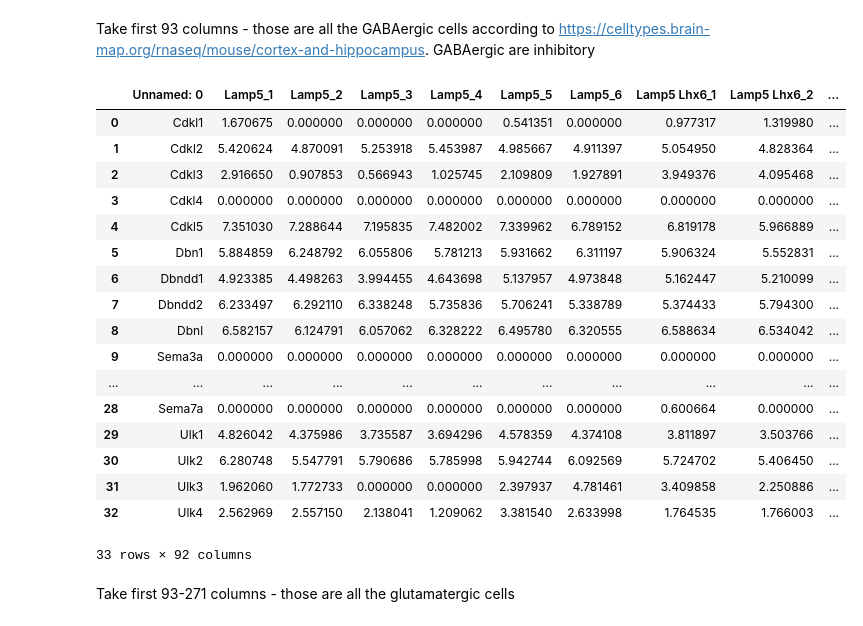
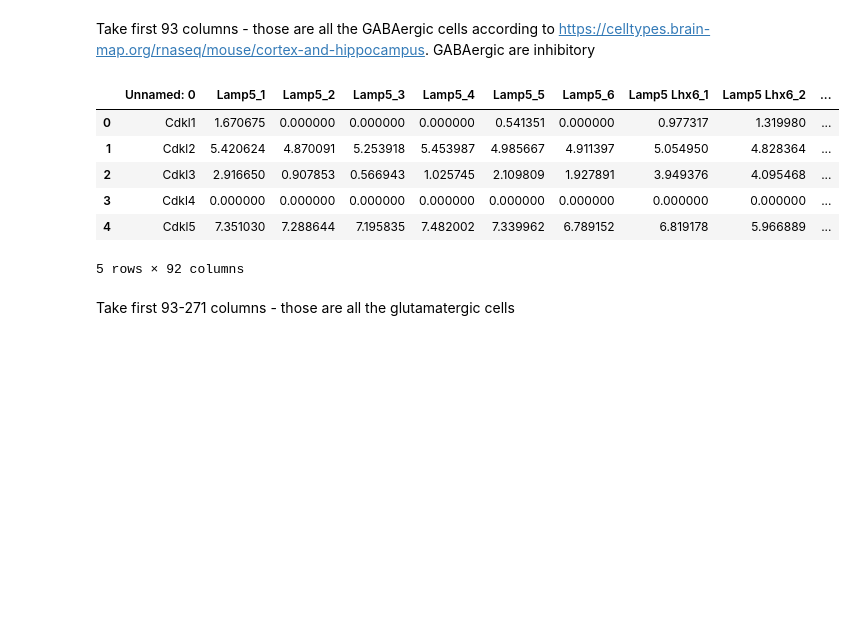
Before and after one commit to bijoudej/BIPN162_FinalProject, a Jupyter notebook: Final_Project_Master.ipynb, the cells around one changed output. Saved outputs shown, nothing was run; the diff lists cells and outputs as text; code cells hidden in the pictures; blank space fills up the shorter version.

```diff
--- a/Final_Project_Master.ipynb
+++ b/Final_Project_Master.ipynb
@@ -111,28 +94,17 @@ Take first 93 columns - those are all the GABAergic cells according to https://c
 # %%
 gaba_cells = rna_seq_columns[:92]
 # use reset_index to make it easier to iterate over the rows in a for loop
 # using reset_index makes a new column 'index' containing the old indexes -- we get rid of this column using .drop()
 inhib_df = rna_seq_sel_df[gaba_cells].reset_index().drop(columns = 'index')
-inhib_df
+inhib_df.head()
 # %% [output]
 |  | Unnamed: 0 | Lamp5_1 | Lamp5_2 | Lamp5_3 | Lamp5_4 | Lamp5_5 | Lamp5_6 | Lamp5 Lhx6_1 | Lamp5 Lhx6_2 | ... |
 | 0 | Cdkl1 | 1.670675 | 0.000000 | 0.000000 | 0.000000 | 0.541351 | 0.000000 | 0.977317 | 1.319980 | ... |
 | 1 | Cdkl2 | 5.420624 | 4.870091 | 5.253918 | 5.453987 | 4.985667 | 4.911397 | 5.054950 | 4.828364 | ... |
 | 2 | Cdkl3 | 2.916650 | 0.907853 | 0.566943 | 1.025745 | 2.109809 | 1.927891 | 3.949376 | 4.095468 | ... |
 | 3 | Cdkl4 | 0.000000 | 0.000000 | 0.000000 | 0.000000 | 0.000000 | 0.000000 | 0.000000 | 0.000000 | ... |
 | 4 | Cdkl5 | 7.351030 | 7.288644 | 7.195835 | 7.482002 | 7.339962 | 6.789152 | 6.819178 | 5.966889 | ... |
-| 5 | Dbn1 | 5.884859 | 6.248792 | 6.055806 | 5.781213 | 5.931662 | 6.311197 | 5.906324 | 5.552831 | ... |
-| 6 | Dbndd1 | 4.923385 | 4.498263 | 3.994455 | 4.643698 | 5.137957 | 4.973848 | 5.162447 | 5.210099 | ... |
-| 7 | Dbndd2 | 6.233497 | 6.292110 | 6.338248 | 5.735836 | 5.706241 | 5.338789 | 5.374433 | 5.794300 | ... |
-| 8 | Dbnl | 6.582157 | 6.124791 | 6.057062 | 6.328222 | 6.495780 | 6.320555 | 6.588634 | 6.534042 | ... |
-| 9 | Sema3a | 0.000000 | 0.000000 | 0.000000 | 0.000000 | 0.000000 | 0.000000 | 0.000000 | 0.000000 | ... |
-| ... | ... | ... | ... | ... | ... | ... | ... | ... | ... | ... |
-| 28 | Sema7a | 0.000000 | 0.000000 | 0.000000 | 0.000000 | 0.000000 | 0.000000 | 0.600664 | 0.000000 | ... |
-| 29 | Ulk1 | 4.826042 | 4.375986 | 3.735587 | 3.694296 | 4.578359 | 4.374108 | 3.811897 | 3.503766 | ... |
-| 30 | Ulk2 | 6.280748 | 5.547791 | 5.790686 | 5.785998 | 5.942744 | 6.092569 | 5.724702 | 5.406450 | ... |
-| 31 | Ulk3 | 1.962060 | 1.772733 | 0.000000 | 0.000000 | 2.397937 | 4.781461 | 3.409858 | 2.250886 | ... |
-| 32 | Ulk4 | 2.562969 | 2.557150 | 2.138041 | 1.209062 | 3.381540 | 2.633998 | 1.764535 | 1.766003 | ... |
-33 rows × 92 columns
+5 rows × 92 columns
 # %% [markdown]
 Take first 93-271 columns - those are all the glutamatergic cells
 # %%
```
Also changed, not shown: parts of 5 cells of this notebook.
